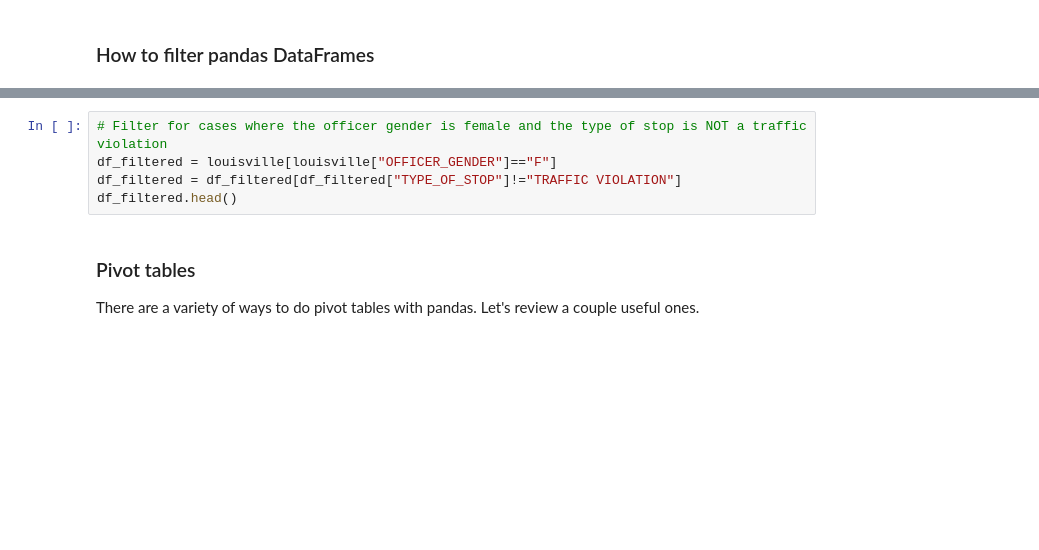
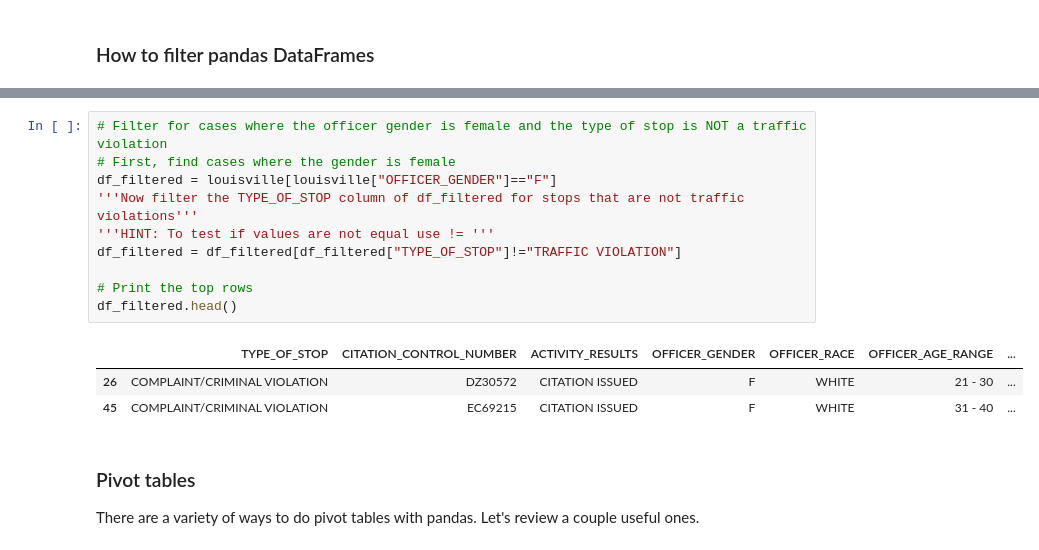
Before and after one commit to openpolicedata/opd-examples, a Jupyter notebook: presentations/IRE23/ire23_finding_the_story_police_stop_date.ipynb, the cells around one changed output, grey strips where cells are left out. Cells and saved outputs as stored; diff of their text form; blank space fills up the shorter version.

```diff
--- a/presentations/IRE23/ire23_finding_the_story_police_stop_date.ipynb
+++ b/presentations/IRE23/ire23_finding_the_story_police_stop_date.ipynb
@@ -61,8 +140,17 @@ df_sorted.head()
 # %%
 # Filter for cases where the officer gender is female and the type of stop is NOT a traffic violation
+# First, find cases where the gender is female
 df_filtered = louisville[louisville["OFFICER_GENDER"]=="F"]
+'''Now filter the TYPE_OF_STOP column of df_filtered for stops that are not traffic violations'''
+'''HINT: To test if values are not equal use != '''
 df_filtered = df_filtered[df_filtered["TYPE_OF_STOP"]!="TRAFFIC VIOLATION"]
+
+# Print the top rows
 df_filtered.head()
+# %% [output]
+|  | TYPE_OF_STOP | CITATION_CONTROL_NUMBER | ACTIVITY_RESULTS | OFFICER_GENDER | OFFICER_RACE | OFFICER_AGE_RANGE | ... |
+| 26 | COMPLAINT/CRIMINAL VIOLATION | DZ30572 | CITATION ISSUED | F | WHITE | 21 - 30 | ... |
+| 45 | COMPLAINT/CRIMINAL VIOLATION | EC69215 | CITATION ISSUED | F | WHITE | 31 - 40 | ... |
 # %% [markdown]
 ### Pivot tables
 There are a variety of ways to do pivot tables with pandas. Let's review a couple useful ones.
```
Also changed, not shown: parts of 41 cells of this notebook, 1 other file.
